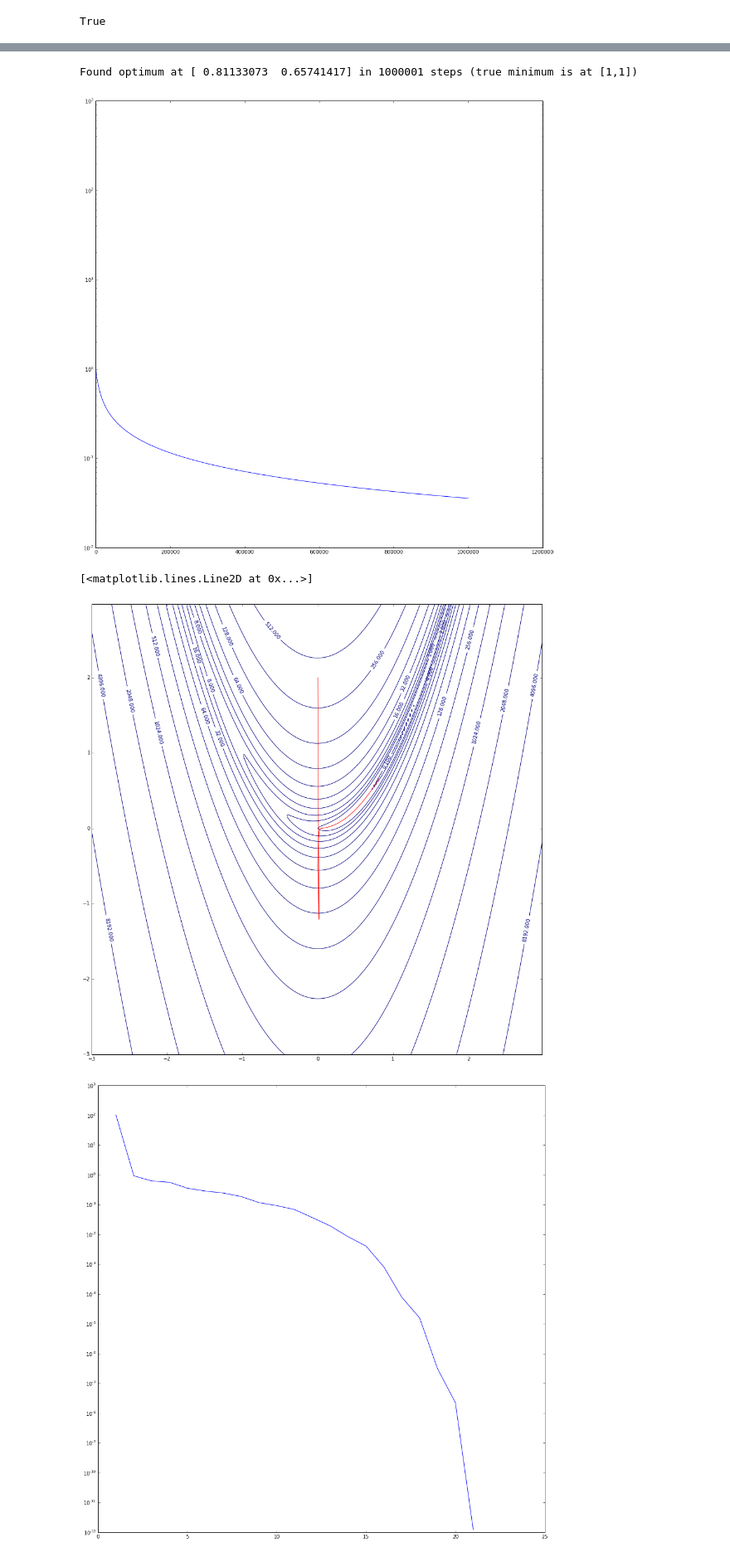
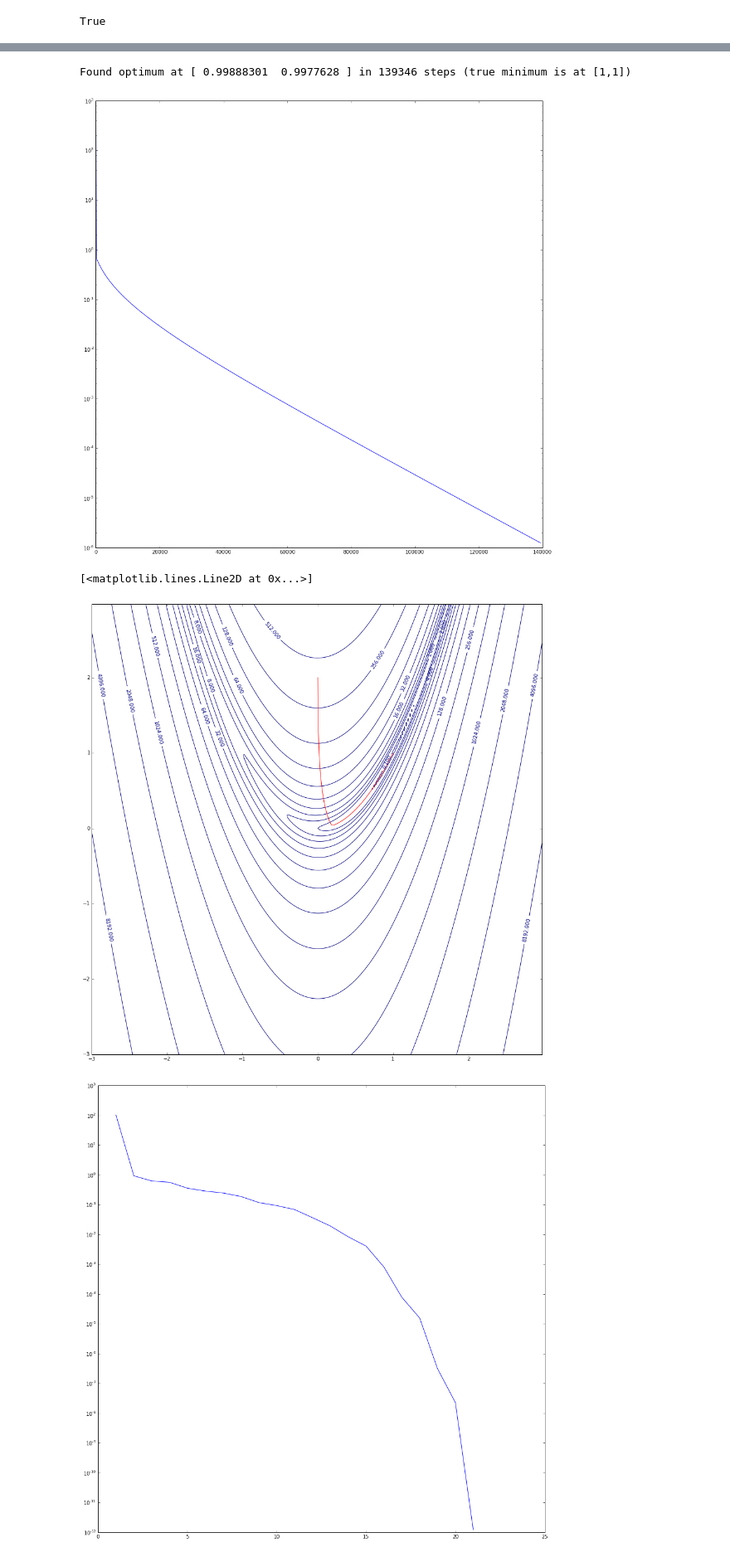
Before and after one commit to ciechowoj/nn_assignments, a Jupyter notebook: assignment2/starter_code.ipynb, the cells around one changed output, grey strips where cells are left out. Shown at 83% size. Cells and saved outputs as stored; diff of their text form; code cells hidden in the pictures.

```diff
--- a/assignment2/starter_code.ipynb
+++ b/assignment2/starter_code.ipynb
@@ -332,7 +429,7 @@ def GD(f, Theta0, alpha, stop_tolerance=1e-20, max_steps=1000000):
         if abs(previous_value - value) < stop_tolerance:
             break
 
-        Theta = Theta - alpha * gradient * value
+        Theta = Theta - alpha * gradient
 
         history.append(Theta)
 
@@ -370,7 +467,7 @@ check_gradient(rosenbrock, np.array([1.0,1.0]), delta=1e-8)
 #
 
 X0= (0.,2.)
-Xopt, Xhist = GD(rosenbrock, X0, alpha=2e-5, stop_tolerance=1e-10, max_steps = 1000000)
+Xopt, Xhist = GD(rosenbrock, X0, alpha=1e-4, stop_tolerance=1e-10, max_steps = 1000000)
 Xhist = np.array(Xhist)
 
 print("Found optimum at {} in {} steps (true minimum is at [1,1])".format(Xopt, len(Xhist)))
@@ -382,37 +479,37 @@ pylab.rcParams['figure.figsize'] = (16.0, 16.0)
 #
 
 X = [i for i in range(1, len(Xhist) + 1)]
 Y = [rosenbrock(x)[0] for x in Xhist]
 
 plot(X, Y)
 pyplot.yscale('log')
 pyplot.show()
 
 plt.figure()
 delta = 0.025
 X = np.arange(-3.0, 3.0, delta)
 Y = np.arange(-3.0, 3.0, delta)
 X, Y = np.meshgrid(X, Y)
 
 Z = numpy.array([ rosenbrock([x, y])[0] for x, y in zip(X, Y)  ])
 # plotted contours at exponential intervals instead of taking log of function
 CS = plt.contour(X, Y, Z, [0.1] + [pow(2, x) for x in range(30)])
 plt.clabel(CS, inline=1, fontsize=10)
 
 X, Y = zip(*Xhist)
 
 plt.plot(X, Y, 'r')
 
 #
 # Make a contour plot
 #
 # you may want to use functions: meshgrid, contour
 #
 # %% [output]
-Found optimum at [ 0.81133073  0.65741417] in 1000001 steps (true minimum is at [1,1])
+Found optimum at [ 0.99888301  0.9977628 ] in 139346 steps (true minimum is at [1,1])
-[figure, old version]
+[figure, new version]
 [<matplotlib.lines.Line2D at 0x...>]
-[figure, old version]
+[figure, new version]
 # %%
 #
 # Use scipy.optimize.fmin_l_bfgs_b
```
Also changed, not shown: parts of 13 cells of this notebook, 1 other file.
